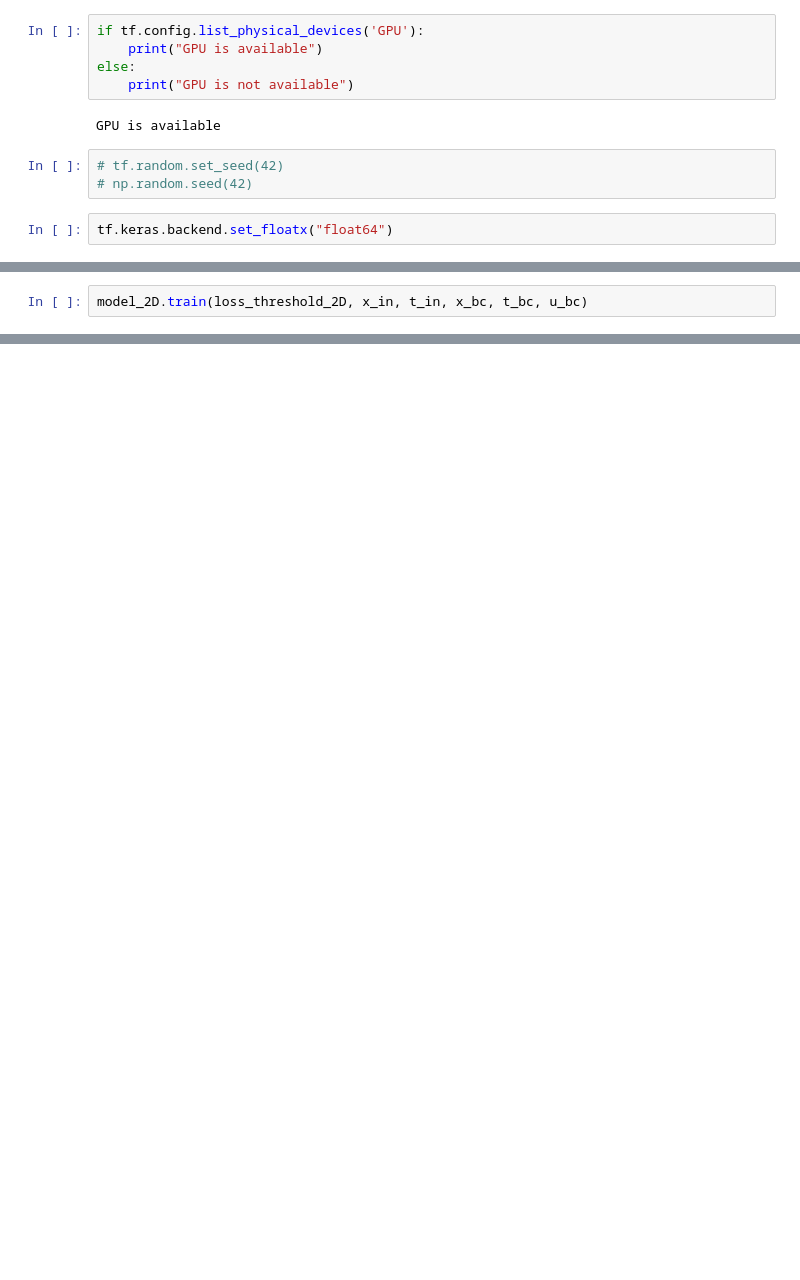
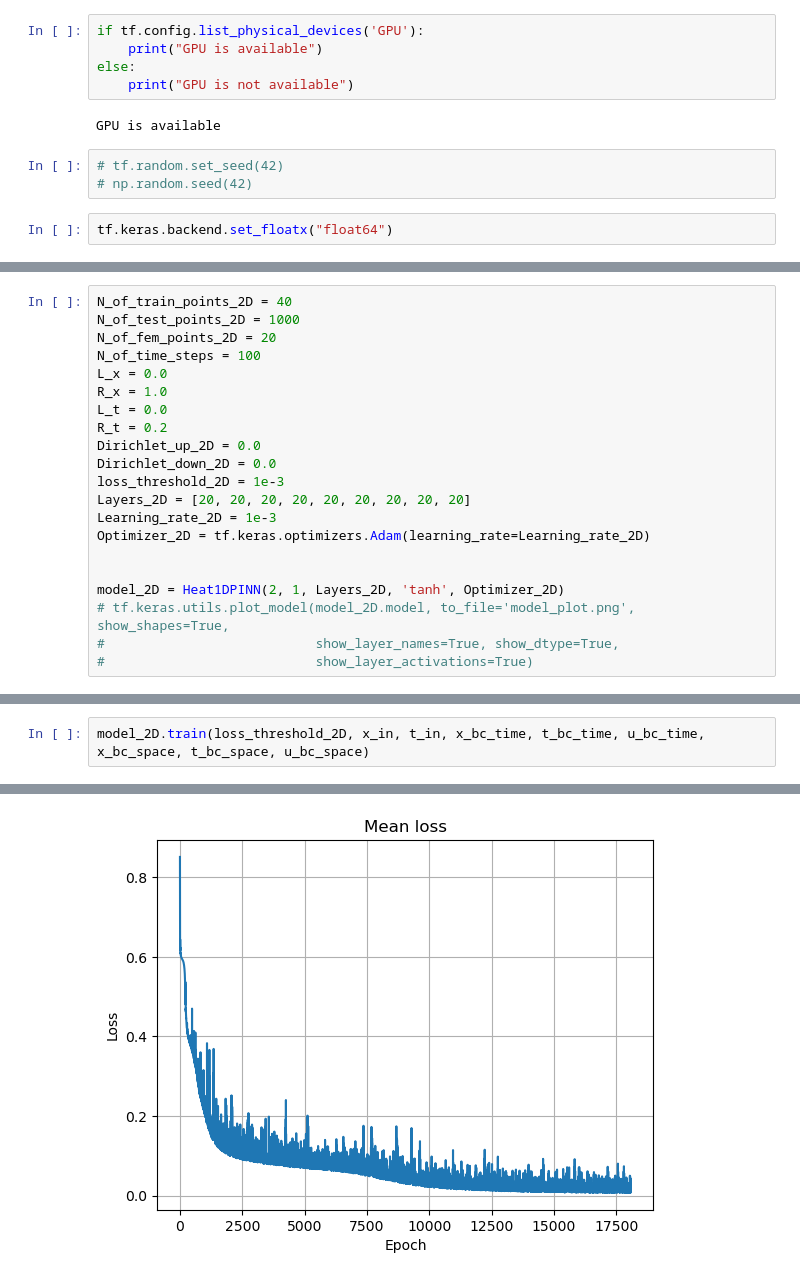
Before and after one commit to 0verflowed-stack/PINN, a Jupyter notebook: HeatEquation/tensorflow/1DNonStationaryHeatEquation.ipynb, the cells around one changed output, grey strips where cells are left out. Saved outputs shown, nothing was run; the diff lists cells and outputs as text; blank space fills up the shorter version.

```diff
--- a/HeatEquation/tensorflow/1DNonStationaryHeatEquation.ipynb
+++ b/HeatEquation/tensorflow/1DNonStationaryHeatEquation.ipynb
@@ -227,2 +22,0 @@ x_in, t_in, x_bc, t_bc, u_bc = map(
-# %%
-model_2D.train(loss_threshold_2D, x_in, t_in, x_bc, t_bc, u_bc)
@@ -457,0 +116,21 @@ Relative error (FEM and Exact): 6.08%
+# %%
+N_of_train_points_2D = 40
+N_of_test_points_2D = 1000
+N_of_fem_points_2D = 20
+N_of_time_steps = 100
+L_x = 0.0
+R_x = 1.0
+L_t = 0.0
+R_t = 0.2
+Dirichlet_up_2D = 0.0
+Dirichlet_down_2D = 0.0
+loss_threshold_2D = 1e-3
+Layers_2D = [20, 20, 20, 20, 20, 20, 20, 20, 20]
+Learning_rate_2D = 1e-3
+Optimizer_2D = tf.keras.optimizers.Adam(learning_rate=Learning_rate_2D)
+
+
+model_2D = Heat1DPINN(2, 1, Layers_2D, 'tanh', Optimizer_2D)
+# tf.keras.utils.plot_model(model_2D.model, to_file='model_plot.png', show_shapes=True,
+#                           show_layer_names=True, show_dtype=True,
+#                           show_layer_activations=True)
@@ -457,0 +210,3 @@ Relative error (FEM and Exact): 6.08%
+# %%
+model_2D.train(loss_threshold_2D, x_in, t_in, x_bc_time, t_bc_time, u_bc_time, x_bc_space, t_bc_space, u_bc_space)
+# %% [output]
@@ -457,0 +239 @@ Relative error (FEM and Exact): 6.08%
+[figure, added]
```
Also changed, not shown: parts of 43 cells of this notebook, 8 other files.
